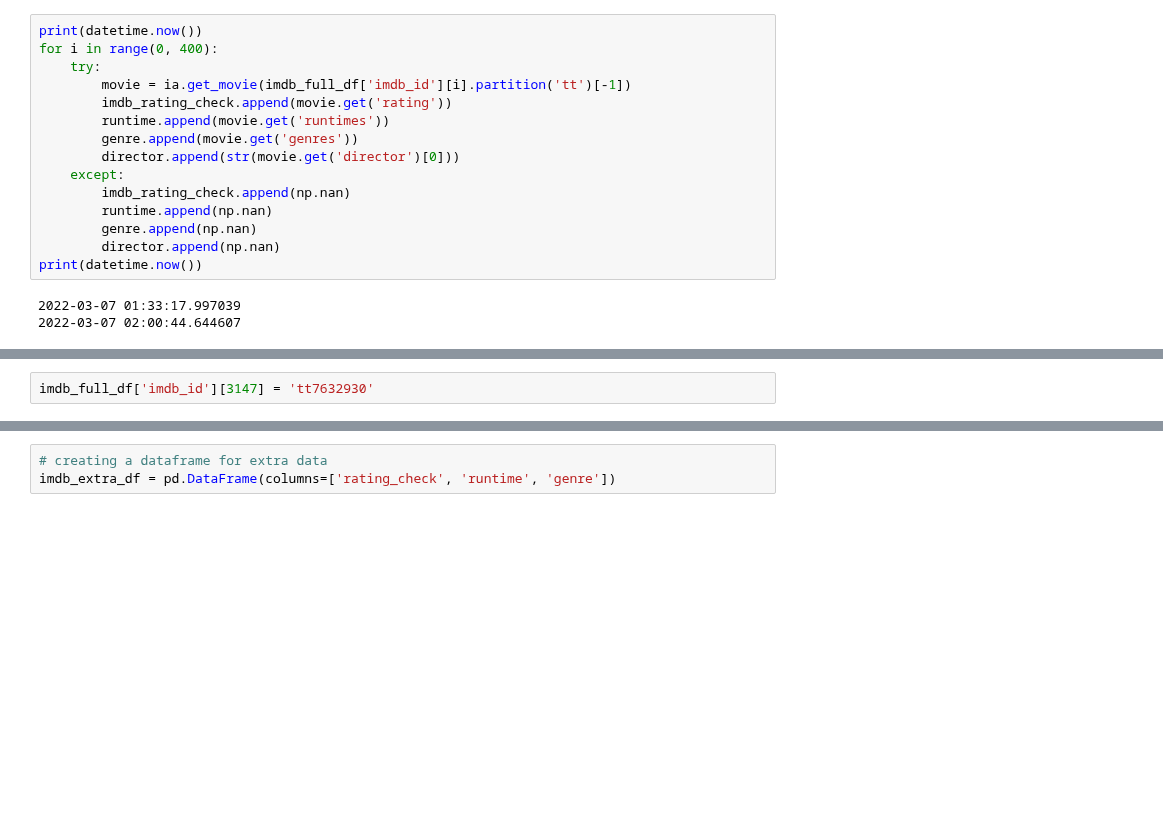
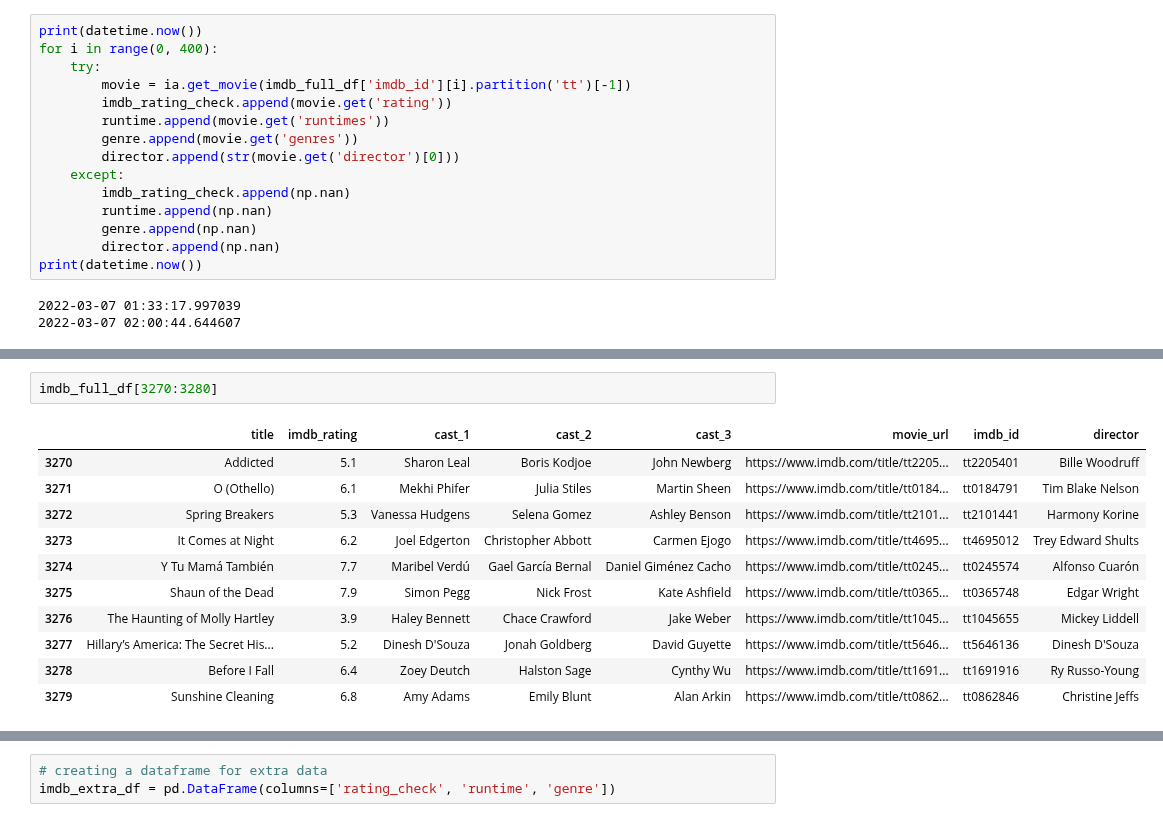
Before and after one commit to lmbauyeung/Final_Project, a Jupyter notebook: Web Scraping_IMDB.ipynb, the cells around one changed output, grey strips where cells are left out. Saved outputs shown, nothing was run; the diff lists cells and outputs as text; blank space fills up the shorter version.

```diff
--- a/Web Scraping_IMDB.ipynb
+++ b/Web Scraping_IMDB.ipynb
@@ -620,2 +549,0 @@ See the caveats in the documentation: https://pandas.pydata.org/pandas-docs/stab
-# %%
-imdb_full_df['imdb_id'][3147] = 'tt7632930'
@@ -673,0 +623,14 @@ print(datetime.now())
+# %%
+imdb_full_df[3270:3280]
+# %% [output]
+|  | title | imdb_rating | cast_1 | cast_2 | cast_3 | movie_url | imdb_id | director |
+| 3270 | Addicted | 5.1 | Sharon Leal | Boris Kodjoe | John Newberg | https://www.imdb.com/title/tt2205... | tt2205401 | Bille Woodruff |
+| 3271 | O (Othello) | 6.1 | Mekhi Phifer | Julia Stiles | Martin Sheen | https://www.imdb.com/title/tt0184... | tt0184791 | Tim Blake Nelson |
+| 3272 | Spring Breakers | 5.3 | Vanessa Hudgens | Selena Gomez | Ashley Benson | https://www.imdb.com/title/tt2101... | tt2101441 | Harmony Korine |
+| 3273 | It Comes at Night | 6.2 | Joel Edgerton | Christopher Abbott | Carmen Ejogo | https://www.imdb.com/title/tt4695... | tt4695012 | Trey Edward Shults |
+| 3274 | Y Tu Mamá También | 7.7 | Maribel Verdú | Gael García Bernal | Daniel Giménez Cacho | https://www.imdb.com/title/tt0245... | tt0245574 | Alfonso Cuarón |
+| 3275 | Shaun of the Dead | 7.9 | Simon Pegg | Nick Frost | Kate Ashfield | https://www.imdb.com/title/tt0365... | tt0365748 | Edgar Wright |
+| 3276 | The Haunting of Molly Hartley | 3.9 | Haley Bennett | Chace Crawford | Jake Weber | https://www.imdb.com/title/tt1045... | tt1045655 | Mickey Liddell |
+| 3277 | Hillary’s America: The Secret His... | 5.2 | Dinesh D'Souza | Jonah Goldberg | David Guyette | https://www.imdb.com/title/tt5646... | tt5646136 | Dinesh D'Souza |
+| 3278 | Before I Fall | 6.4 | Zoey Deutch | Halston Sage | Cynthy Wu | https://www.imdb.com/title/tt1691... | tt1691916 | Ry Russo-Young |
+| 3279 | Sunshine Cleaning | 6.8 | Amy Adams | Emily Blunt | Alan Arkin | https://www.imdb.com/title/tt0862... | tt0862846 | Christine Jeffs |
```
Also changed, not shown: parts of 41 cells of this notebook, 2 other files.
